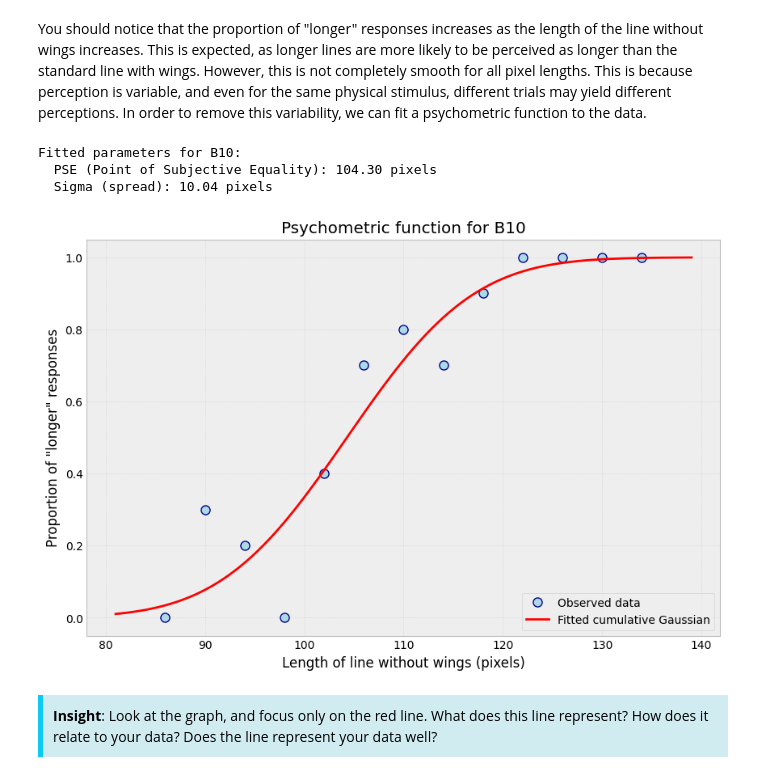
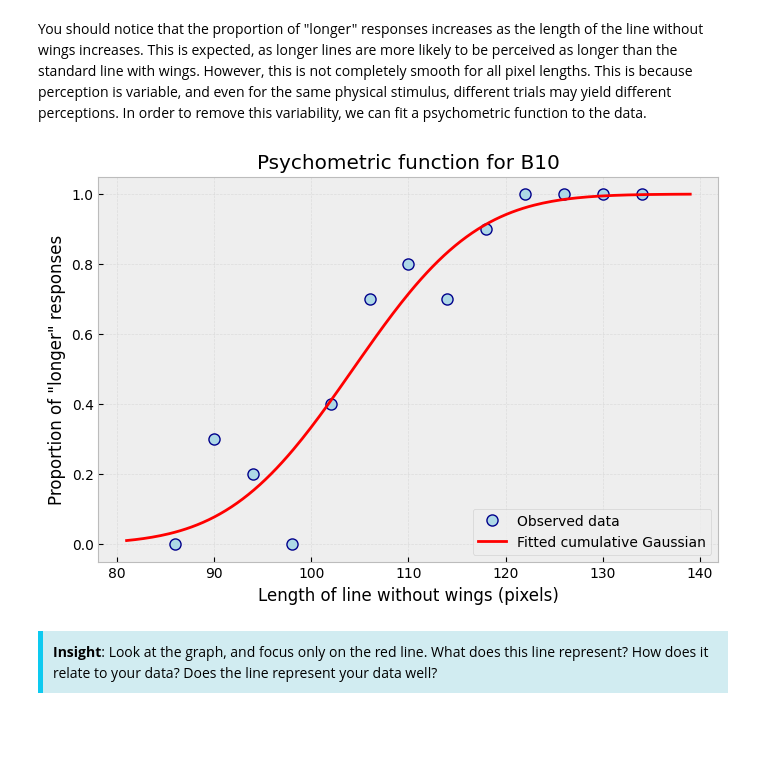
Before and after one commit to joebathelt/AUC_CogPsy, a Jupyter notebook: week2_muller_lyer.ipynb, the cells around one changed output. Drawn from its saved outputs; the diff is of its cells as text; code cells hidden in the pictures; blank space fills up the shorter version.

```diff
--- a/week2_muller_lyer.ipynb
+++ b/week2_muller_lyer.ipynb
@@ -120,37 +120,35 @@ def cumulative_gaussian(x, mu, sigma):
 # Prepare the data for fitting
 x_data = df_user.index.astype(int).values
 y_data = df_user['proportion_longer'].values
 
 # Fit the cumulative Gaussian to the data
 # Initial guesses: mu around the middle of the x range, sigma around 10
 initial_guess = [np.mean(x_data), 10]
 
 # Perform the curve fit
 popt, pcov = curve_fit(cumulative_gaussian, x_data, y_data, p0=initial_guess)
 
 # Generate smooth curve for plotting
+mu_fit, sigma_fit = popt
 x_smooth = np.linspace(min(x_data) - 5, max(x_data) + 5, 200)
 y_fitted = cumulative_gaussian(x_smooth, mu_fit, sigma_fit)
 
 # Plot the data and fitted curve
 plt.figure(figsize=(8, 5))
 plt.plot(x_data, y_data, 'o', color='darkblue', markersize=8,
          markerfacecolor='lightblue', label='Observed data')
 plt.plot(x_smooth, y_fitted, '-', color='red', linewidth=2,
          label=f'Fitted cumulative Gaussian')
 
 plt.xlabel('Length of line without wings (pixels)')
 plt.ylabel('Proportion of "longer" responses')
 plt.title(f'Psychometric function for {selected_username}')
 plt.legend(loc='lower right')
 plt.ylim(-0.05, 1.05)
 plt.grid(True, alpha=0.3)
 plt.show()
 # %% [output]
-Fitted parameters for B10:
-  PSE (Point of Subjective Equality): 104.30 pixels
-  Sigma (spread): 10.04 pixels
-[figure, old version]
+[figure, new version]
 # %% [markdown]
 <div style="background-color: #d1ecf1; border-left: 5px solid #0dcaf0; padding: 10px; margin: 10px 0;">
 <strong>Insight</strong>: Look at the graph, and focus only on the red line. What does this line represent? How does it relate to your data? Does the line represent your data well?
```
Also changed, not shown: parts of 2 cells of this notebook.
